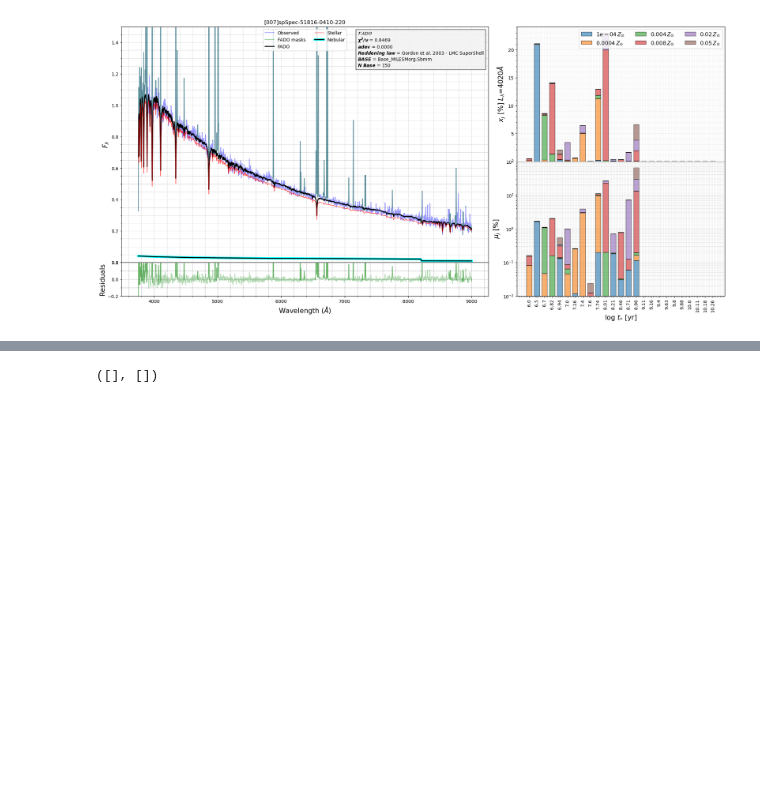
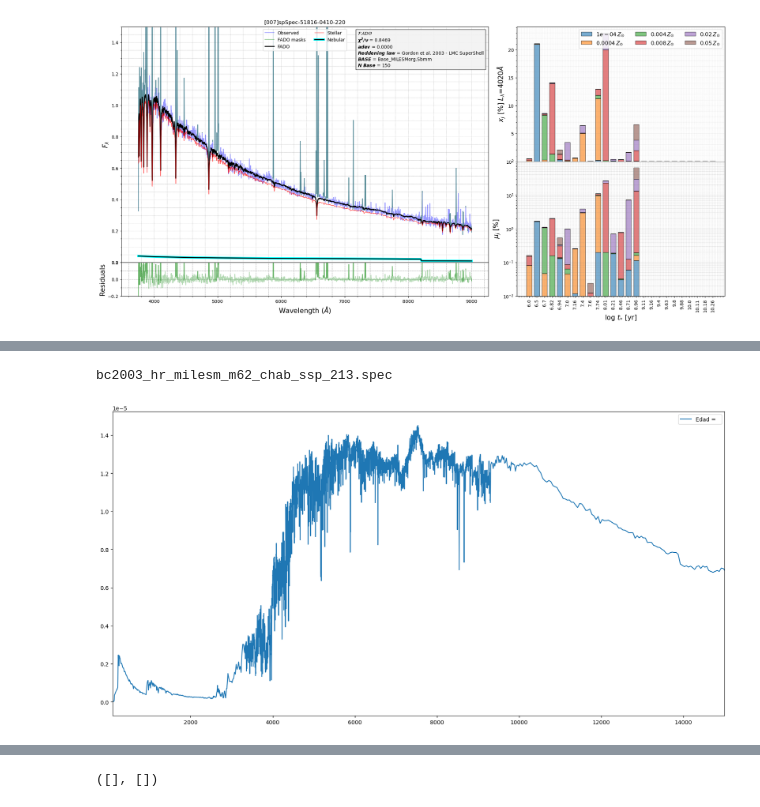
Before and after one commit to hol1m4n/HIIGalaxies, a Jupyter notebook: SPS/pystarlight_debug.ipynb, the cells around one changed output, grey strips where cells are left out. Cells and saved outputs as stored; diff of their text form; code cells hidden in the pictures; blank space fills up the shorter version.

```diff
--- a/SPS/pystarlight_debug.ipynb
+++ b/SPS/pystarlight_debug.ipynb
@@ -1665,7 +1665,7 @@ def fig_saver(id,spec = True,pop = True,spc_pop = True,mask_name = '0',Z_w=False
         fig.savefig(home + outfile, dpi=120, bbox_inches='tight', transparent=False)
         plt.close(fig)
 # %%
-home = os.path.expanduser("~") + '/HIIGs/STARLIGHT/'
+home = os.path.expanduser("~") + '/gdrive/DataHII/HIIGs/STARLIGHT/'
 list_files = os.listdir(home)
 
 print(list_files)
@@ -1728,0 +1763,41 @@ len(lib_list)
+# %%
+from astropy.io import ascii
+data = ascii.read(os.path.expanduser("~") + '/FADOv1b/SSPs/Base_MILESM_modifiedPandas', header_start = 0)
+
+
+fig = plt.figure(figsize=(20, 10))
+
+ax1 = fig.add_subplot()
+
+124
+99
+74
+49
+24
+-1
+
+
+for i in range(len(data)):#
+
+
+
+    if (i == 124):
+
+        print(data['spec-names'][i])
+
+        spec = ascii.read(os.path.expanduser("~") + '/FADOv1b/SSPs/MILESM.Sbmm/' + str(data['spec-names'][i]), data_start = 0, names = ['Lambda','Flux'])
+
+
+        ax1.plot(spec['Lambda'],spec['Flux'], label = f'Edad =  ')
+        ax1.set_xlim(100,15000)
+        #ax1.set_xscale('log')
+        ax1.legend()
+
+
+
+        del spec
+
+#, Met={data['met'][i]}, Mstar={data['M_star'][i]}
+# %% [output]
+bc2003_hr_milesm_m62_chab_ssp_213.spec
+[figure, added]
```
Also changed, not shown: parts of 6 cells of this notebook.
